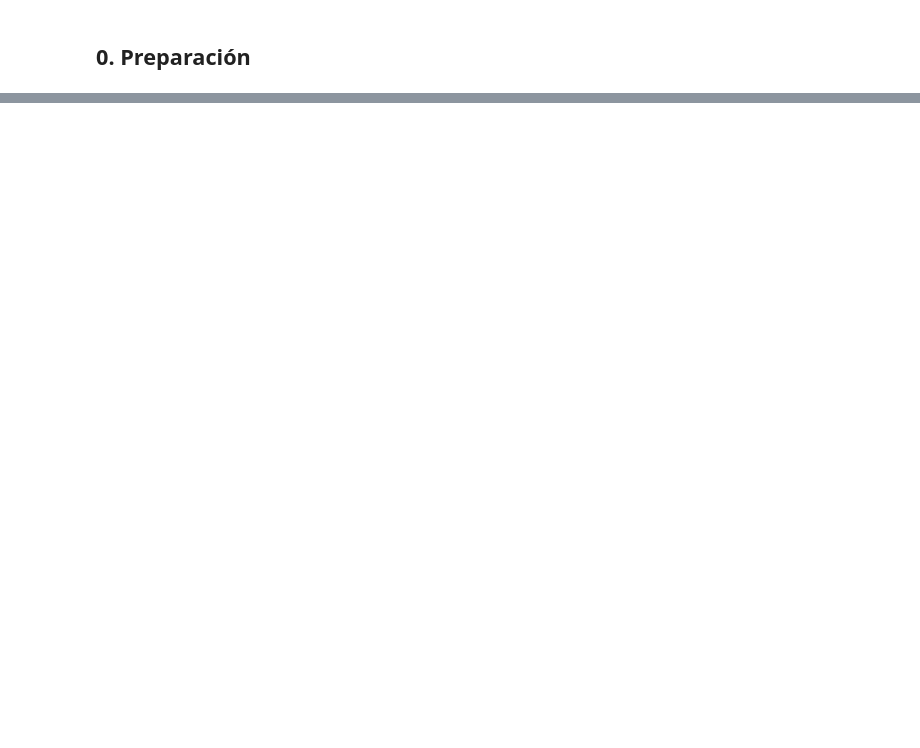
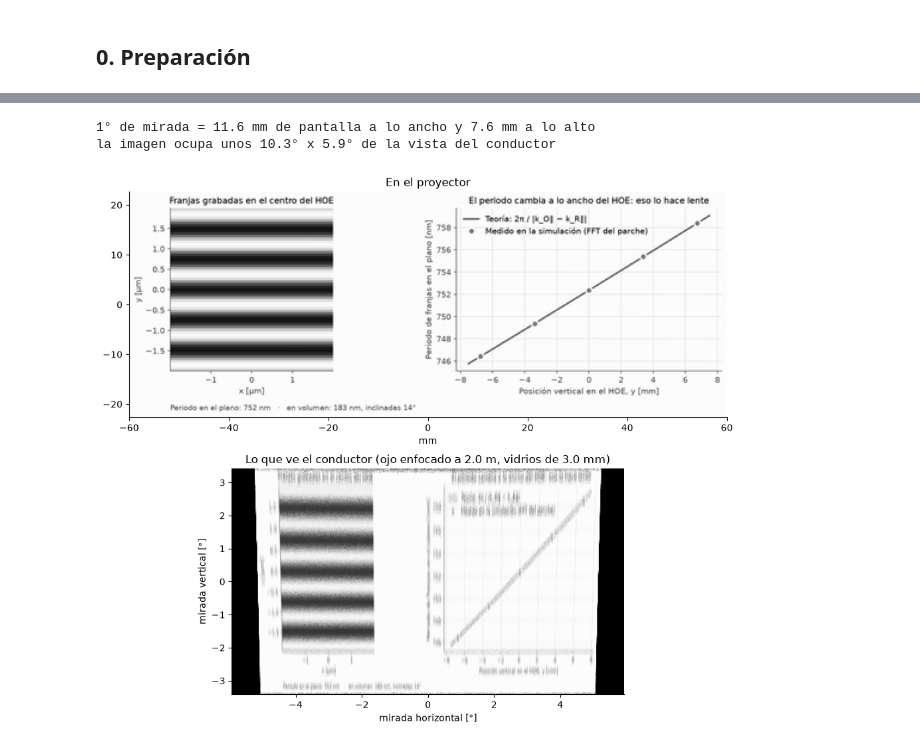
Before and after one commit to Andres210212/Optica_reto_HOE, a Jupyter notebook: hud_hoe_prototipo.ipynb, the cells around one changed output, grey strips where cells are left out. Cells and saved outputs as stored; diff of their text form; code cells hidden in the pictures; blank space fills up the shorter version.

```diff
--- a/hud_hoe_prototipo.ipynb
+++ b/hud_hoe_prototipo.ipynb
@@ -691,0 +270,42 @@ Resultados con los parámetros de la sección 1 (λ = 532 nm, proyector a 400 mm
+# %%
+u1, _ = trazar(hud, 1, 0)                       # mirar 1° a la derecha
+_, v1 = trazar(hud, 0, 1)                       # mirar 1° arriba
+MIRA_X = 1.15 * SEMI_U / abs(u1[0])             # hasta dónde mirar para ver toda la foto (+15 %)
+MIRA_Y = 1.15 * SEMI_V / abs(v1[0])
+print(f'1° de mirada = {u1[0]:.1f} mm de pantalla a lo ancho y {v1[0]:.1f} mm a lo alto')
+print(f'la imagen ocupa unos {2 * MIRA_X / 1.15:.1f}° x {2 * MIRA_Y / 1.15:.1f}° de la vista del conductor')
+
+
+def lo_que_ve(h, px=(480, 200), n=16, lote=300_000):
+    """Imagen (alto, ancho) que percibe el conductor."""
+    ax = np.linspace(-MIRA_X, MIRA_X, px[0])
+    ay = np.linspace(MIRA_Y, -MIRA_Y, px[1])               # de arriba hacia abajo
+    AX, AY = np.meshgrid(ax, ay)
+    AX, AY = AX.ravel(), AY.ravel()
+    total = np.zeros(AX.size)
+    rng = np.random.default_rng(0)
+    for i in range(0, AX.size * n, lote):                   # por lotes, para no llenar la memoria
+        idx = np.arange(i, min(i + lote, AX.size * n)) // n    # a qué píxel pertenece cada rayo
+        r, t = np.sqrt(rng.random(idx.size)), 2 * np.pi * rng.random(idx.size)
+        u, v = trazar(h, AX[idx], AY[idx], r * np.cos(t), r * np.sin(t))
+        col = (u + SEMI_U) / (2 * SEMI_U) * (foto.shape[1] - 1)    # u -> columna de la foto
+        fil = (SEMI_V - v) / (2 * SEMI_V) * (foto.shape[0] - 1)    # v -> fila (fila 0 = arriba)
+        brillo = map_coordinates(foto, [np.nan_to_num(fil, nan=-9), np.nan_to_num(col, nan=-9)],
+                                 order=1, cval=0.0)                # fuera de la foto = negro
+        total += np.bincount(idx, weights=brillo, minlength=AX.size)
+    return total.reshape(px[1], px[0]) / n
+
+
+vista = lo_que_ve(hud)
+
+fig, axs = plt.subplots(2, 1, figsize=(10, 8.5))
+axs[0].imshow(foto, cmap='gray', extent=[-SEMI_U, SEMI_U, -SEMI_V, SEMI_V])
+axs[0].set_title('En el proyector'); axs[0].set_xlabel('mm')
+axs[1].imshow(vista, cmap='gray', vmin=0, vmax=1, extent=[-MIRA_X, MIRA_X, -MIRA_Y, MIRA_Y])
+axs[1].set_title(f'Lo que ve el conductor (ojo enfocado a {ENFOQUE / 1000:.1f} m, vidrios de {T_VIDRIO} mm)')
+axs[1].set_xlabel('mirada horizontal [°]'); axs[1].set_ylabel('mirada vertical [°]')
+plt.tight_layout(); plt.show()
+# %% [output]
+1° de mirada = 11.6 mm de pantalla a lo ancho y 7.6 mm a lo alto
+la imagen ocupa unos 10.3° x 5.9° de la vista del conductor
+[figure, added]
```
Also changed, not shown: parts of 61 cells of this notebook.
